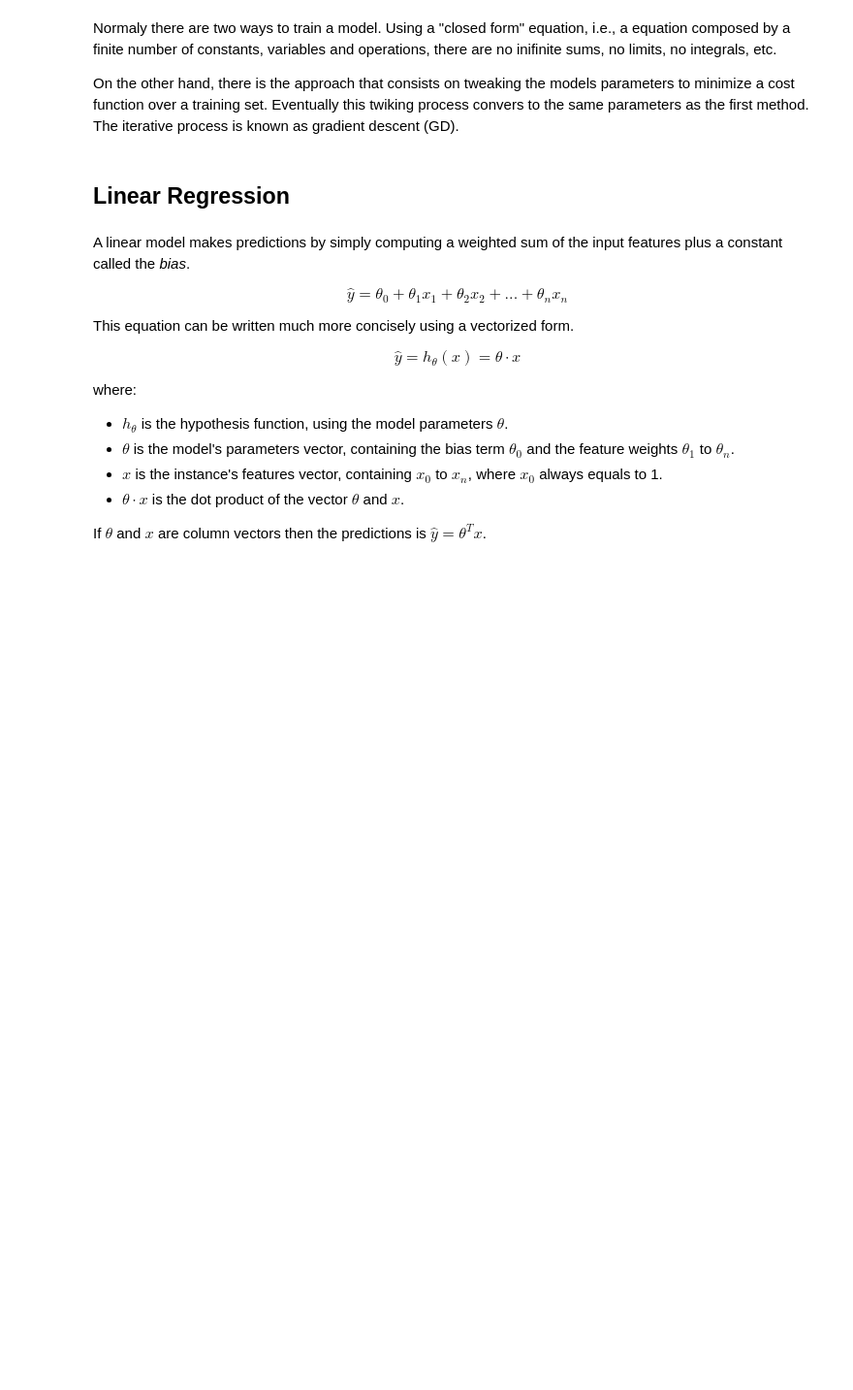
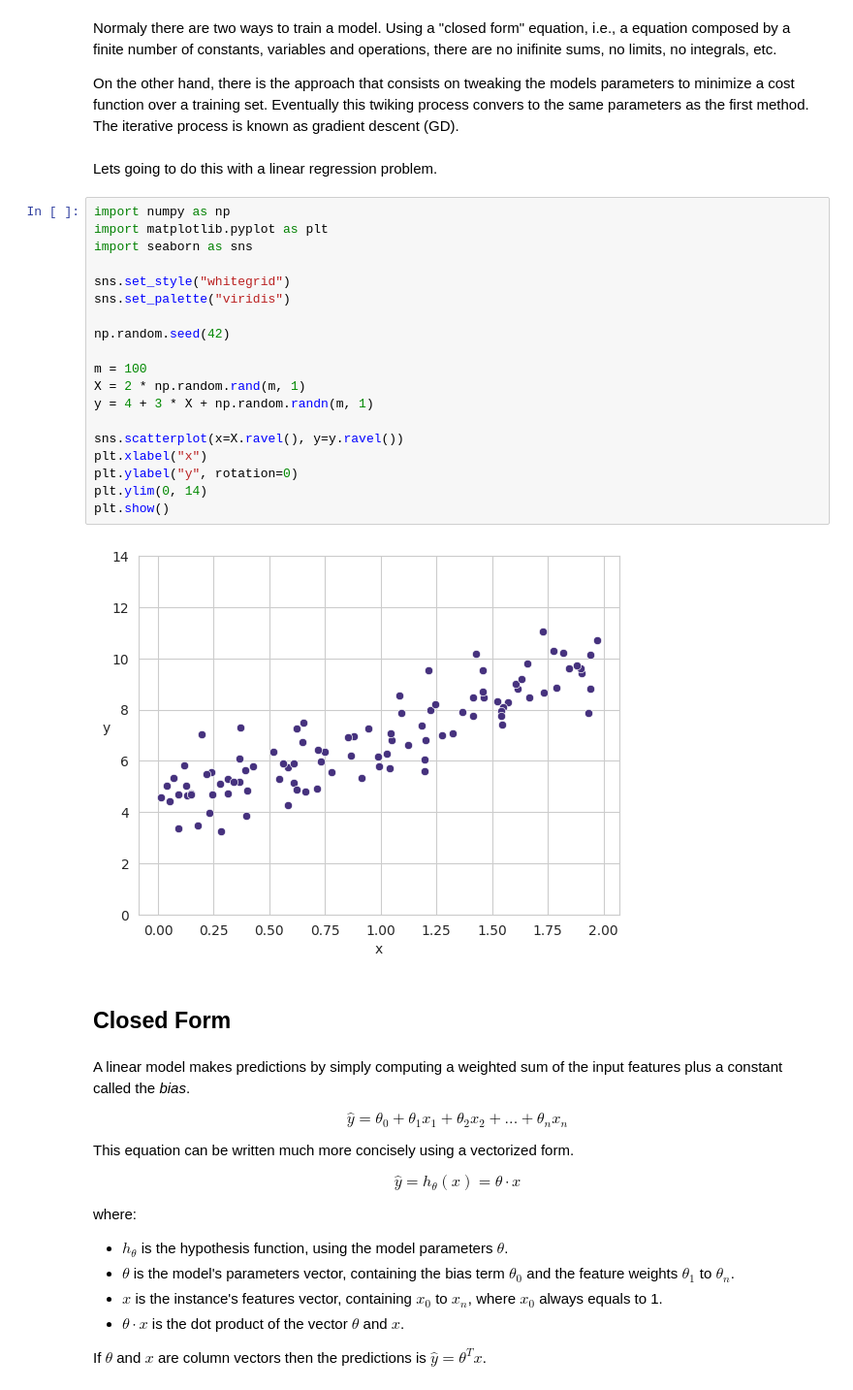
Before and after one commit to wilberquito/ML, a Jupyter notebook: bases/closed-form-vs-iterative-optimization/closed-form-vs-iterative-optimization.ipynb, the cells around one changed output. Shown at 97% size. Saved outputs shown, nothing was run; the diff lists cells and outputs as text; blank space fills up the shorter version.

```diff
--- a/bases/closed-form-vs-iterative-optimization/closed-form-vs-iterative-optimization.ipynb
+++ b/bases/closed-form-vs-iterative-optimization/closed-form-vs-iterative-optimization.ipynb
@@ -4,8 +4,31 @@
 Normaly there are two ways to train a model. Using a "closed form" equation, i.e., a equation composed by a finite number of constants, variables and operations, there are no inifinite sums, no limits, no integrals, etc.
 
 On the other hand, there is the approach that consists on tweaking the models parameters to minimize a cost function over a training set. Eventually this twiking process convers to the same parameters as the first method. The iterative process is known as gradient descent (GD).
-# %% [markdown]
-## Linear Regression
+# %% [markdown]
+Lets going to do this with a linear regression problem.
+# %%
+import numpy as np
+import matplotlib.pyplot as plt
+import seaborn as sns
+
+sns.set_style("whitegrid")
+sns.set_palette("viridis")
+
+np.random.seed(42)
+
+m = 100
+X = 2 * np.random.rand(m, 1)
+y = 4 + 3 * X + np.random.randn(m, 1)
+
+sns.scatterplot(x=X.ravel(), y=y.ravel())
+plt.xlabel("x")
+plt.ylabel("y", rotation=0)
+plt.ylim(0, 14)
+plt.show()
+# %% [output]
+[figure, added]
+# %% [markdown]
+## Closed Form
 # %% [markdown]
 A linear model makes predictions by simply computing a weighted sum of the input features plus a constant called the *bias*.
 
```
Also changed, not shown: parts of 12 cells of this notebook.
